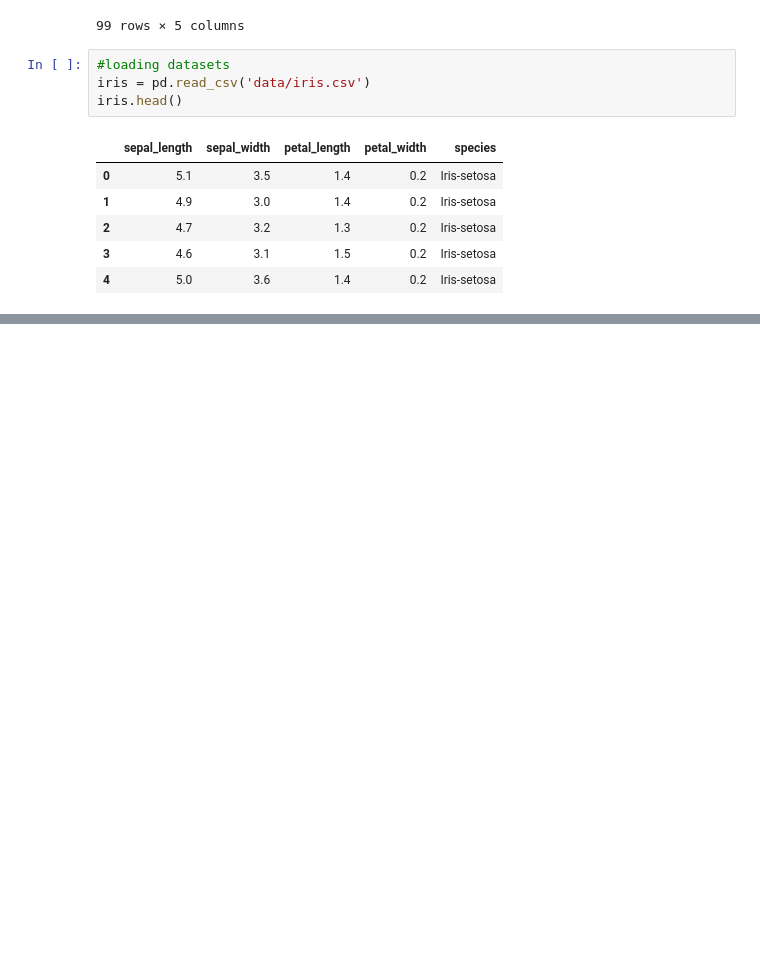
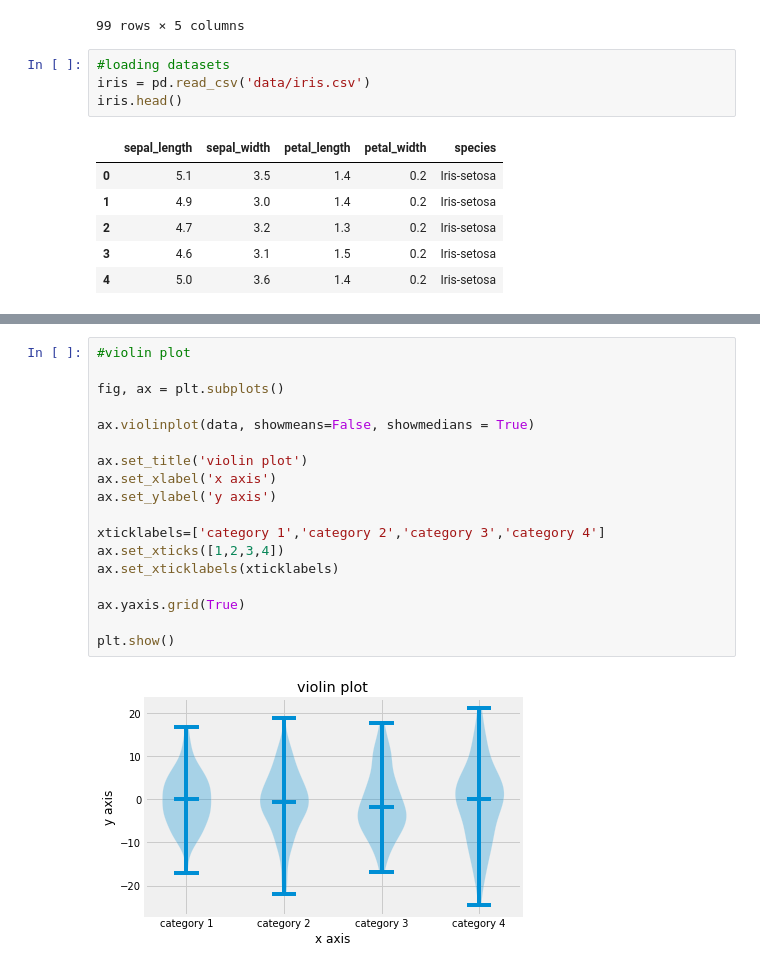
Before and after one commit to wu-olivia-ke/inf1340-programmingfordatascience-fa21, a Jupyter notebook: class-demo.ipynb, the cells around one changed output, grey strips where cells are left out. Saved outputs shown, nothing was run; the diff lists cells and outputs as text; blank space fills up the shorter version.

```diff
--- a/class-demo.ipynb
+++ b/class-demo.ipynb
@@ -655,0 +670,20 @@ for i in range(len(iris['petal_length'])):
+# %%
+#violin plot
+
+fig, ax = plt.subplots()
+
+ax.violinplot(data, showmeans=False, showmedians = True)
+
+ax.set_title('violin plot')
+ax.set_xlabel('x axis')
+ax.set_ylabel('y axis')
+
+xticklabels=['category 1','category 2','category 3','category 4']
+ax.set_xticks([1,2,3,4])
+ax.set_xticklabels(xticklabels)
+
+ax.yaxis.grid(True)
+
+plt.show()
+# %% [output]
+[figure, added]
```
Also changed, not shown: parts of 9 cells of this notebook, 1 other file.
